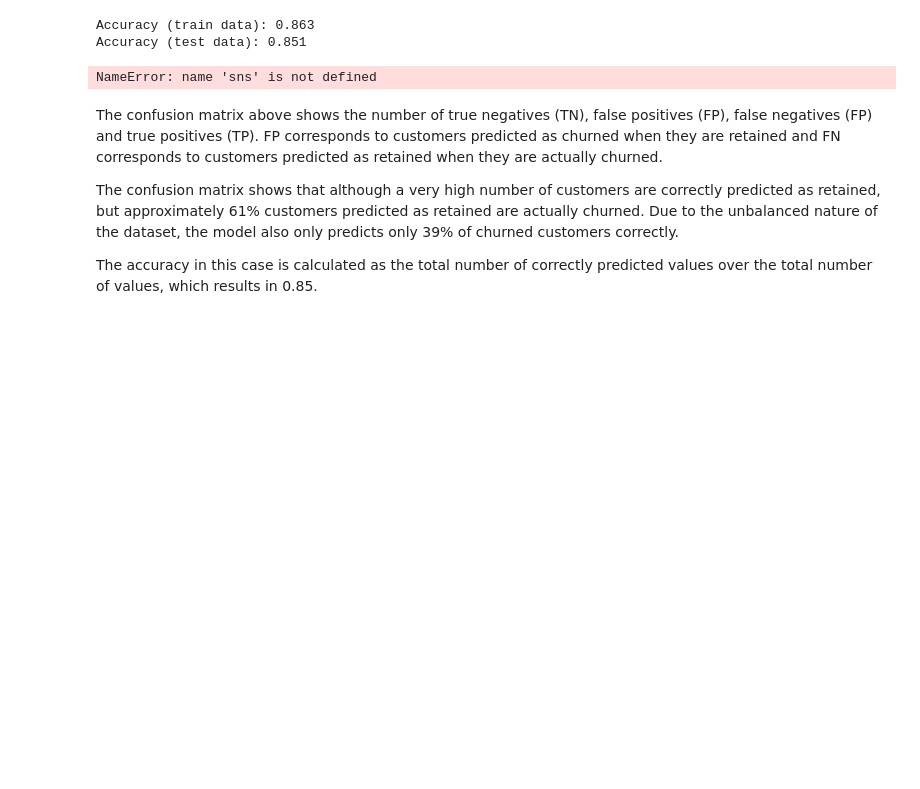
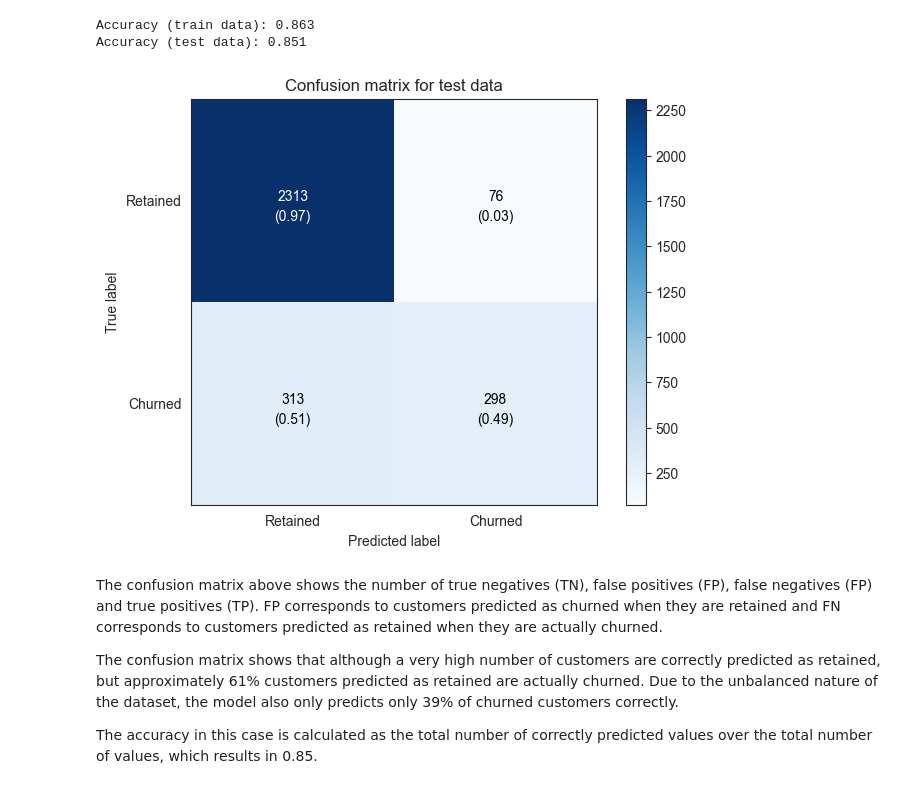
Before and after one commit to suleenwong/Bank-Customer-Churn-Analysis, a Jupyter notebook: churn_prediction_notebook.ipynb, the cells around one changed output. Saved outputs shown, nothing was run; the diff lists cells and outputs as text; code cells hidden in the pictures; blank space fills up the shorter version.

Commit message:
confusion matrix code cleanup

```diff
--- a/churn_prediction_notebook.ipynb
+++ b/churn_prediction_notebook.ipynb
@@ -536,12 +536,10 @@ Accuracy (train data): 0.863
 Accuracy (test data): 0.851
 # %%
 # Confusion matrix on train and test data
-cm_train = confusion_matrix(y_train, y_pred_train)
-cm_test = confusion_matrix(y_test, y_pred_test)
 plot_confusion_matrix(confusion_matrix(y_test, y_pred_test),
     classes=['Retained', 'Churned'], title='Confusion matrix for test data')
 # %% [output]
-NameError: name 'sns' is not defined
+[figure, added]
 # %% [markdown]
 The confusion matrix above shows the number of true negatives (TN), false positives (FP), false negatives (FP) and true positives (TP). FP corresponds to customers predicted as churned when they are retained and FN corresponds to customers predicted as retained when they are actually churned.
 
```
Also changed, not shown: parts of 1 cell of this notebook.
